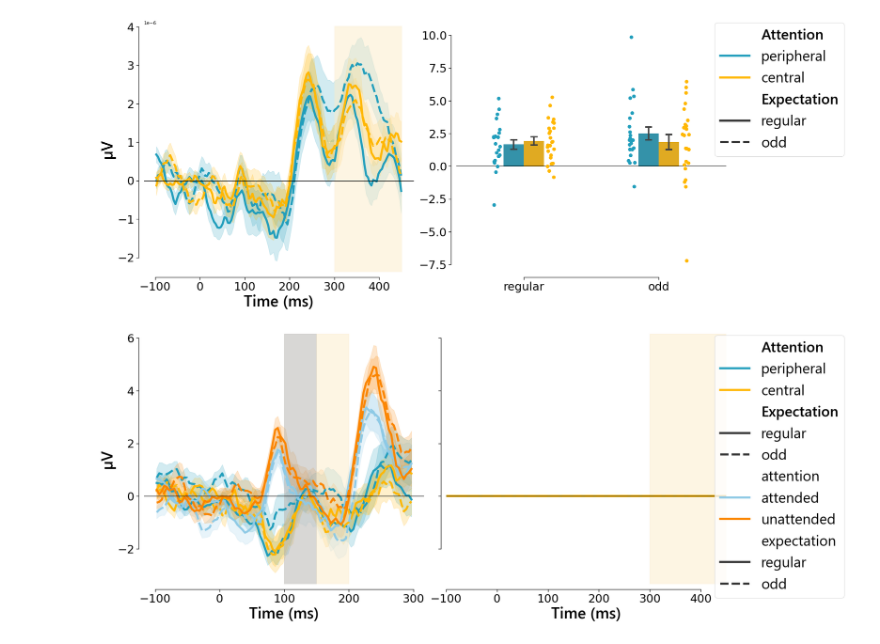
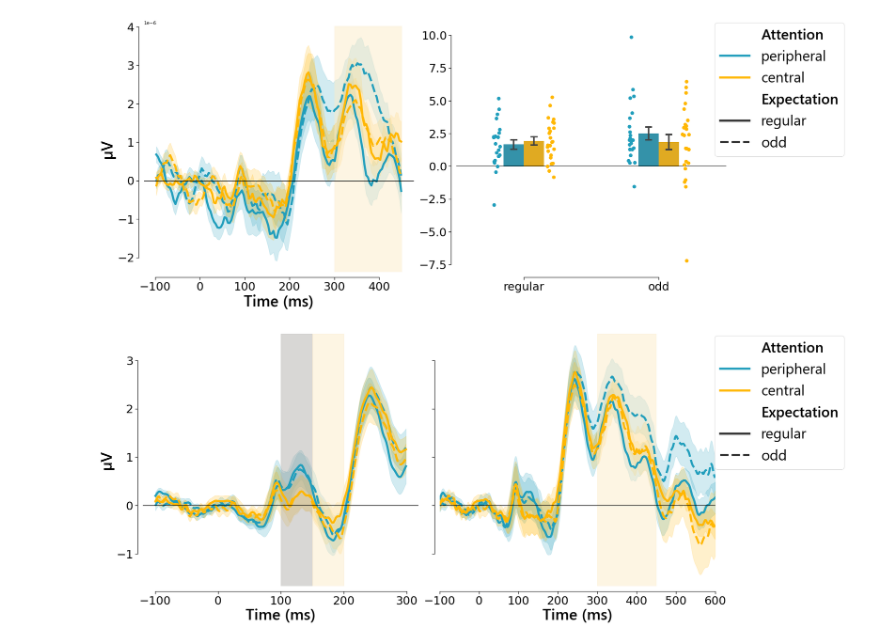
Before and after one commit to maxvanmigem/prediction-attention-v1-processing, a Jupyter notebook: plotting/graph_making.ipynb, the cells around one changed output. Drawn from its saved outputs; the diff is of its cells as text; code cells hidden in the pictures.

```diff
--- a/plotting/graph_making.ipynb
+++ b/plotting/graph_making.ipynb
@@ -13,13 +13,13 @@ stan_oc_c1 = pd.read_csv(data_directory + 'standard_oc_c1_plot.csv')
 ind_oc_c1 = pd.read_csv(data_directory + 'individualised_oc_c1_plot.csv')
 
 localiser_c1 = pd.read_csv(data_directory + 'localiser_c1_plot.csv')
-# oc_p1 = pd.read_csv(data_directory + 'oc_p1_plot.csv')
-oc_p1 = pd.read_csv(data_directory + 'uc_p1_plot.csv')
-# oc_p3 = pd.read_csv(data_directory + 'oc_p3_plot.csv')
-oc_p3 = pd.read_csv(data_directory + 'uc_p3_plot.csv')
+oc_p1 = pd.read_csv(data_directory + 'oc_p1_plot.csv')
+# oc_p1 = pd.read_csv(data_directory + 'uc_p1_plot.csv')
+oc_p3 = pd.read_csv(data_directory + 'oc_p3_plot.csv')
+# oc_p3 = pd.read_csv(data_directory + 'uc_p3_plot.csv')
 
 # truncate
-max_length = .45
+max_length = .6
 min_length = -.1
 stan_nc_c1 = stan_nc_c1[stan_nc_c1['times']< max_length]
 ind_nc_c1 = ind_nc_c1[ind_nc_c1['times']< max_length]
@@ -578,14 +592,14 @@ sns.lineplot(data=oc_p3, x='time', y='P3b',
              hue='attention',style='expectation',
              palette = line_colours1 ,ax=axes[1], linewidth=4,
              errorbar = 'se')
-sns.lineplot(data=oc_p1[oc_p1['visual_field']=='up'], x='time', y='P1',
+sns.lineplot(data=oc_p1, x='time', y='P1',
              hue='attention',style='expectation',
              palette = line_colours1 ,ax=axes[0], linewidth=4,
              errorbar = 'se')
-sns.lineplot(data=oc_p1[oc_p1['visual_field']=='down'], x='time', y='P1',
-             hue='attention',style='expectation',
-             palette = line_colours2 ,ax=axes[0], linewidth=4,
-             errorbar = 'se')
+# sns.lineplot(data=oc_p1[oc_p1['visual_field']=='down'], x='time', y='P1',
+#              hue='attention',style='expectation',
+#              palette = line_colours2 ,ax=axes[0], linewidth=4,
+#              errorbar = 'se')
 
 handles, labels = axes[0].get_legend_handles_labels()
 legend = fig.legend(handles, labels, ncol=1, bbox_to_anchor=(1.01, 1),prop={'size': 28, 'family': 'Segoe UI'})
@@ -609,32 +623,32 @@ axes[0].tick_params(axis='y', labelsize=22)
 highlight_start = 100
 highlight_mid = 150
 highlight_end = 200
 
 axes[0].axvspan(highlight_start, highlight_mid, color="#B3B1AC", alpha=0.5, label='Highlight 2')
 axes[0].axvspan(highlight_mid, highlight_end, color='#FCECC9', alpha=0.5, label='Highlight 2')
 # Add a highlighting bar (vertical span)
 highlight_start = 100
 highlight_mid = 300
 highlight_end = 450
 
 axes[1].axvspan(highlight_mid, highlight_end, color='#FCECC9', alpha=0.5, label='Highlight 2')
 
 axes[1].axhline(y=0, lw=1, c='black' )
 # OR alternatively, use matplotlib's autoscale with some padding
 axes[1].margins(x=0.2)  # Add 20% padding on both sides
 
 # Customize appearance
 axes[1].tick_params(axis='both', labelsize=22)
-axes[1].set_xlim(-100, 450)  # For 2 categories (regular at 0, odd at 1)
+axes[1].set_xlim(-100, 600)  # For 2 categories (regular at 0, odd at 1)
 # Adjust legend position if needed
 if axes[1].get_legend() is not None:
     axes[1].get_legend().remove()
 
 # Adjust layout to prevent overlap
 sns.despine(offset=10, trim=True)
 plt.tight_layout(rect=[0, 0, 0.85, 1])
 # Show the figure
 plt.show()
 fig.savefig('localiser.png')
 # %% [output]
-[figure, old version]
+[figure, new version]
```
Also changed, not shown: parts of 1 cell of this notebook, 10 other files.
